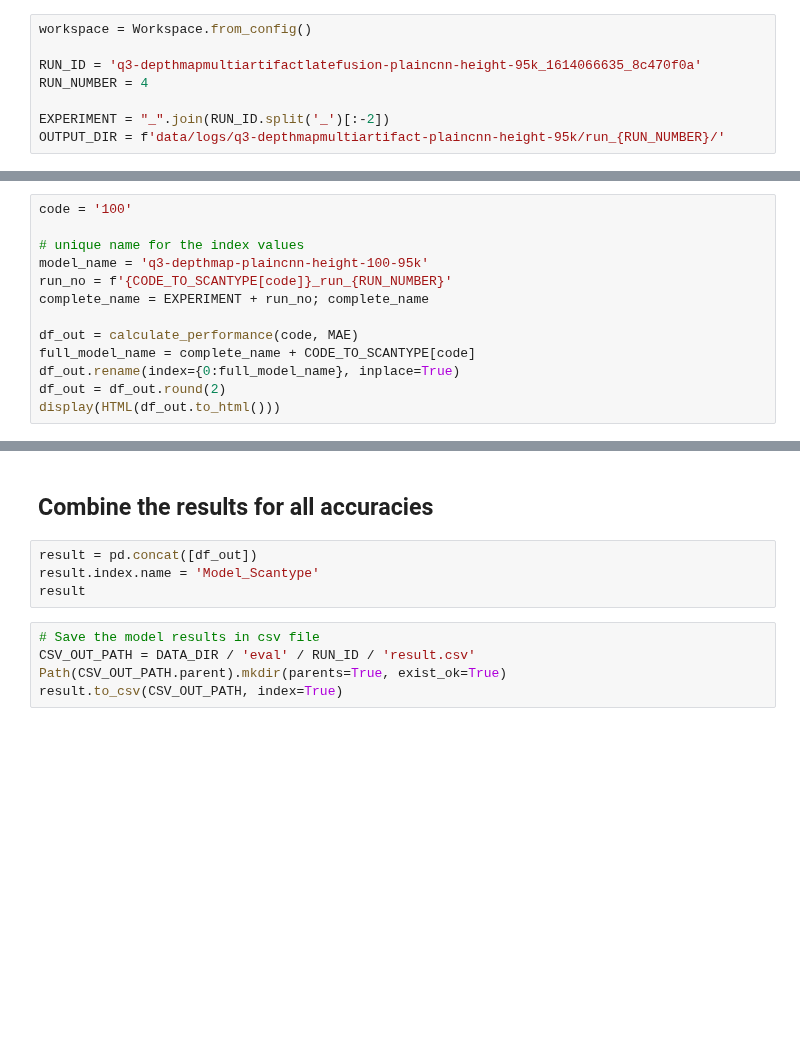
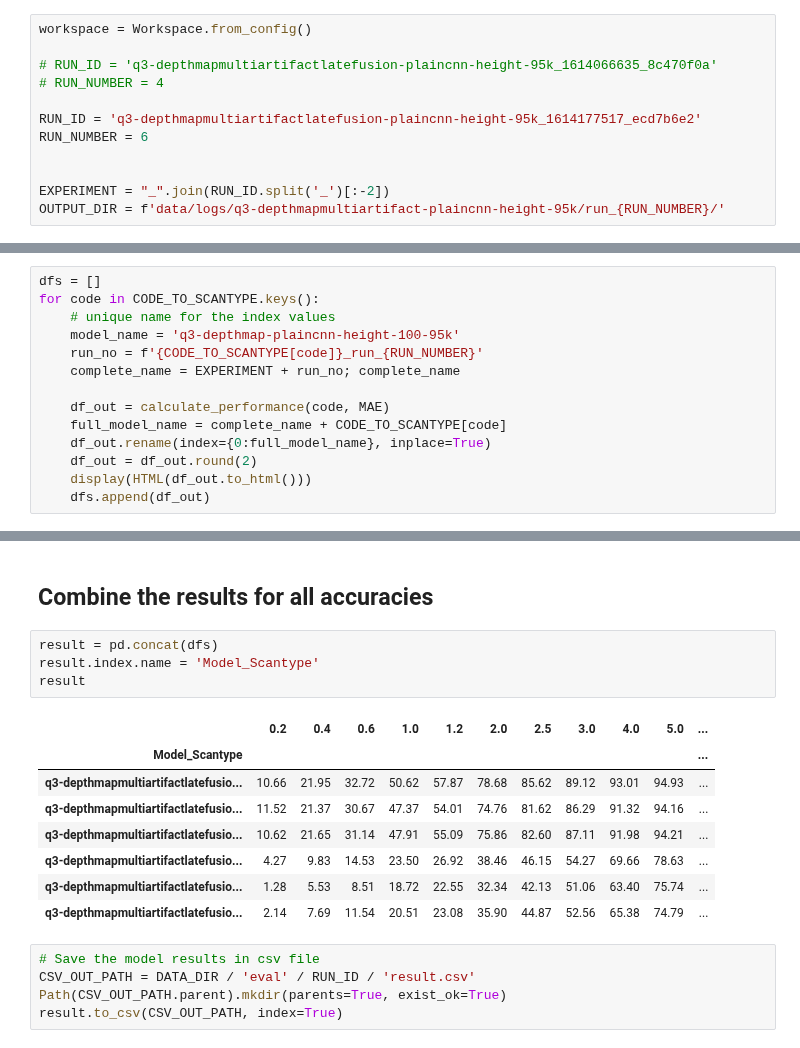
Before and after one commit to Welthungerhilfe/cgm-ml, a Jupyter notebook: src/common/evaluation/Evaluate_multiartifact_model.ipynb, the cells around one changed output, grey strips where cells are left out. Drawn from its saved outputs; the diff is of its cells as text; blank space fills up the shorter version.

```diff
--- a/src/common/evaluation/Evaluate_multiartifact_model.ipynb
+++ b/src/common/evaluation/Evaluate_multiartifact_model.ipynb
@@ -50,8 +55,12 @@ print(DATA_DIR)
 # %%
 workspace = Workspace.from_config()
 
-RUN_ID = 'q3-depthmapmultiartifactlatefusion-plaincnn-height-95k_1614066635_8c470f0a'
-RUN_NUMBER = 4
+# RUN_ID = 'q3-depthmapmultiartifactlatefusion-plaincnn-height-95k_1614066635_8c470f0a'
+# RUN_NUMBER = 4
+
+RUN_ID = 'q3-depthmapmultiartifactlatefusion-plaincnn-height-95k_1614177517_ecd7b6e2'
+RUN_NUMBER = 6
+
 
 EXPERIMENT = "_".join(RUN_ID.split('_')[:-2])
 OUTPUT_DIR = f'data/logs/q3-depthmapmultiartifact-plaincnn-height-95k/run_{RUN_NUMBER}/'
@@ -164,13 +241,14 @@ MAE['error'] = MAE.apply(avgerror, axis=1)
 # %%
-code = '100'
+dfs = []
+for code in CODE_TO_SCANTYPE.keys():
+    # unique name for the index values
+    model_name = 'q3-depthmap-plaincnn-height-100-95k'
+    run_no = f'{CODE_TO_SCANTYPE[code]}_run_{RUN_NUMBER}'
+    complete_name = EXPERIMENT + run_no; complete_name
 
-# unique name for the index values
-model_name = 'q3-depthmap-plaincnn-height-100-95k'
-run_no = f'{CODE_TO_SCANTYPE[code]}_run_{RUN_NUMBER}'
-complete_name = EXPERIMENT + run_no; complete_name
-
-df_out = calculate_performance(code, MAE)
-full_model_name = complete_name + CODE_TO_SCANTYPE[code]
-df_out.rename(index={0:full_model_name}, inplace=True)
-df_out = df_out.round(2)
-display(HTML(df_out.to_html()))
+    df_out = calculate_performance(code, MAE)
+    full_model_name = complete_name + CODE_TO_SCANTYPE[code]
+    df_out.rename(index={0:full_model_name}, inplace=True)
+    df_out = df_out.round(2)
+    display(HTML(df_out.to_html()))
+    dfs.append(df_out)
@@ -179,9 +272,18 @@ df['artifacts'].iloc[0]
 # %% [markdown]
 ## Combine the results for all accuracies
 # %%
-result = pd.concat([df_out])
+result = pd.concat(dfs)
 result.index.name = 'Model_Scantype'
 result
+# %% [output]
+|  | 0.2 | 0.4 | 0.6 | 1.0 | 1.2 | 2.0 | 2.5 | 3.0 | 4.0 | 5.0 | ... |
+| Model_Scantype |  |  |  |  |  |  |  |  |  |  | ... |
+| q3-depthmapmultiartifactlatefusio... | 10.66 | 21.95 | 32.72 | 50.62 | 57.87 | 78.68 | 85.62 | 89.12 | 93.01 | 94.93 | ... |
+| q3-depthmapmultiartifactlatefusio... | 11.52 | 21.37 | 30.67 | 47.37 | 54.01 | 74.76 | 81.62 | 86.29 | 91.32 | 94.16 | ... |
+| q3-depthmapmultiartifactlatefusio... | 10.62 | 21.65 | 31.14 | 47.91 | 55.09 | 75.86 | 82.60 | 87.11 | 91.98 | 94.21 | ... |
+| q3-depthmapmultiartifactlatefusio... | 4.27 | 9.83 | 14.53 | 23.50 | 26.92 | 38.46 | 46.15 | 54.27 | 69.66 | 78.63 | ... |
+| q3-depthmapmultiartifactlatefusio... | 1.28 | 5.53 | 8.51 | 18.72 | 22.55 | 32.34 | 42.13 | 51.06 | 63.40 | 75.74 | ... |
+| q3-depthmapmultiartifactlatefusio... | 2.14 | 7.69 | 11.54 | 20.51 | 23.08 | 35.90 | 44.87 | 52.56 | 65.38 | 74.79 | ... |
 # %%
 # Save the model results in csv file
 CSV_OUT_PATH = DATA_DIR / 'eval' / RUN_ID / 'result.csv'
```
Also changed, not shown: parts of 18 cells of this notebook, 1 other file.
